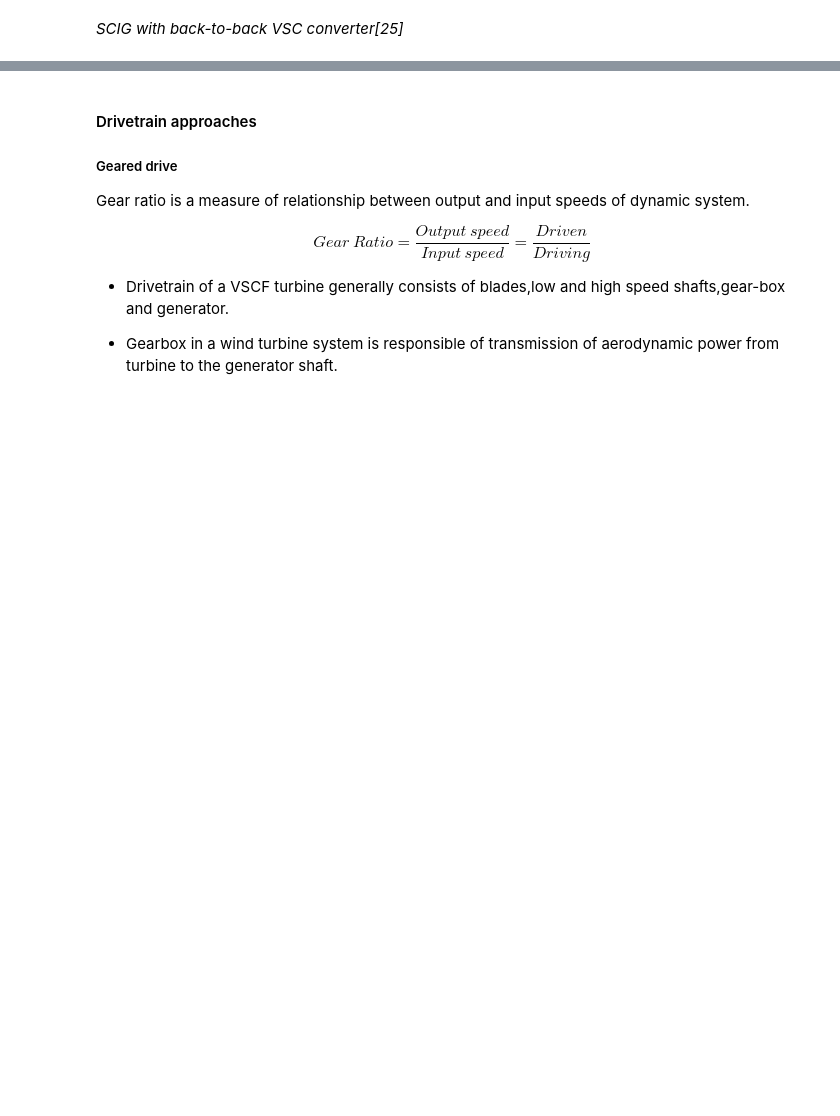
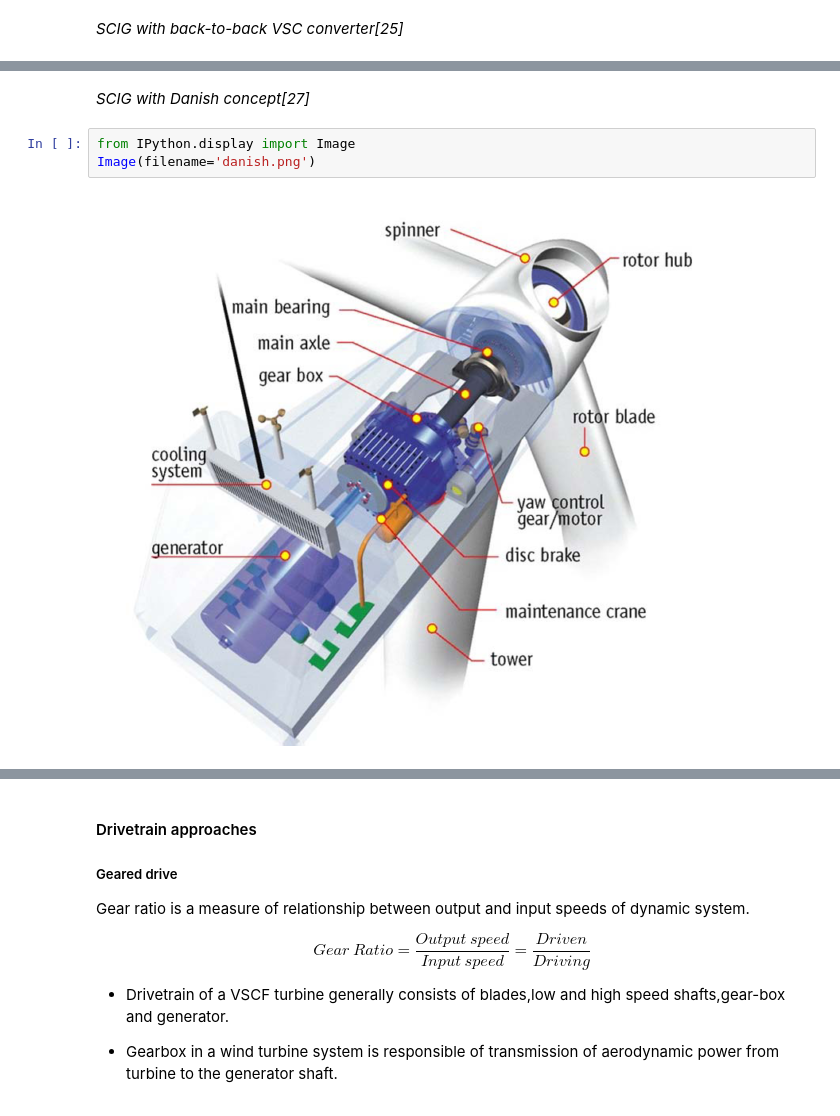
Before and after one commit to aydinbaskaya/MS_Thesis, a Jupyter notebook: Wind Turbines.ipynb, the cells around one changed output, grey strips where cells are left out. Cells and saved outputs as stored; diff of their text form; blank space fills up the shorter version.

```diff
--- a/Wind Turbines.ipynb
+++ b/Wind Turbines.ipynb
@@ -230,0 +238,7 @@ Image(filename='SCIG_variable.png')
+# %% [markdown]
+*SCIG with Danish concept[27]*
+# %%
+from IPython.display import Image
+Image(filename='danish.png')
+# %% [output]
+[figure, added]
```
Also changed, not shown: parts of 8 cells of this notebook, 1 other file.
